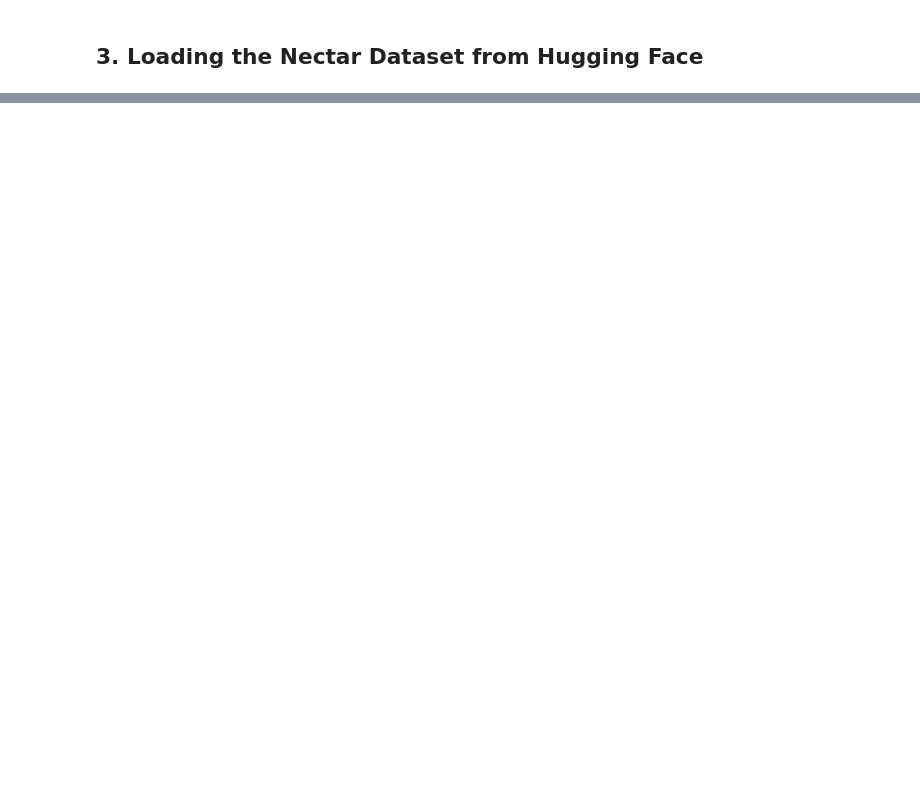
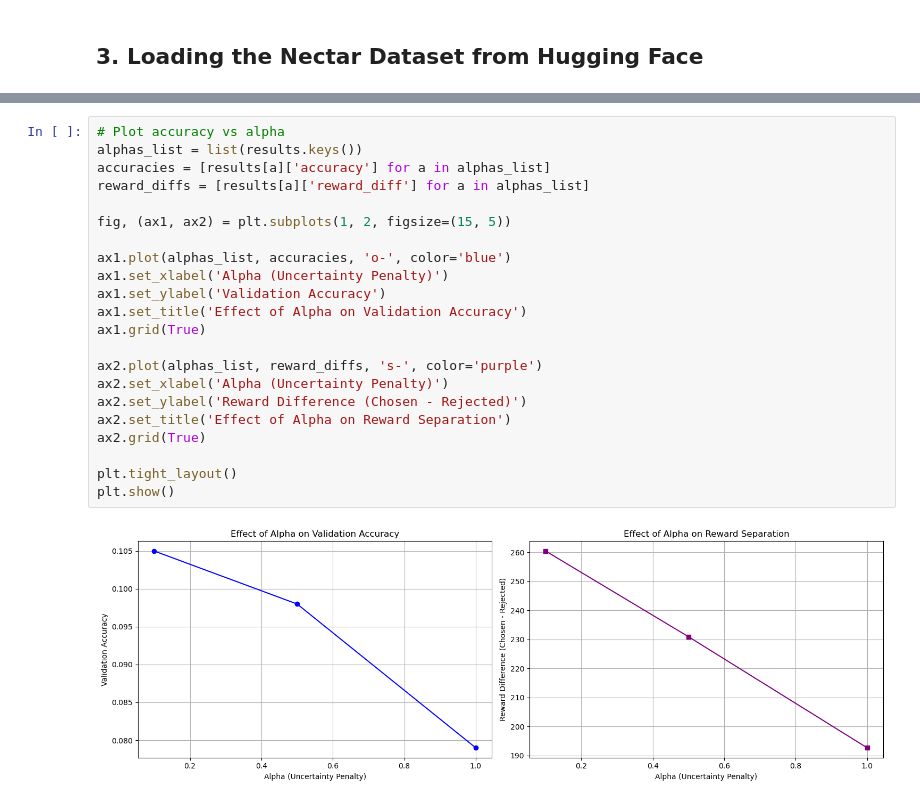
Before and after one commit to tsamtsam/glicko_rlhf, a Jupyter notebook: glicko_rew.ipynb, the cells around one changed output, grey strips where cells are left out. Drawn from its saved outputs; the diff is of its cells as text; blank space fills up the shorter version.

```diff
--- a/glicko_rew.ipynb
+++ b/glicko_rew.ipynb
@@ -376,0 +413,24 @@ print("- scaling_factor controls the penalty for volatility (default=1.0)")
+# %%
+# Plot accuracy vs alpha
+alphas_list = list(results.keys())
+accuracies = [results[a]['accuracy'] for a in alphas_list]
+reward_diffs = [results[a]['reward_diff'] for a in alphas_list]
+
+fig, (ax1, ax2) = plt.subplots(1, 2, figsize=(15, 5))
+
+ax1.plot(alphas_list, accuracies, 'o-', color='blue')
+ax1.set_xlabel('Alpha (Uncertainty Penalty)')
+ax1.set_ylabel('Validation Accuracy')
+ax1.set_title('Effect of Alpha on Validation Accuracy')
+ax1.grid(True)
+
+ax2.plot(alphas_list, reward_diffs, 's-', color='purple')
+ax2.set_xlabel('Alpha (Uncertainty Penalty)')
+ax2.set_ylabel('Reward Difference (Chosen - Rejected)')
+ax2.set_title('Effect of Alpha on Reward Separation')
+ax2.grid(True)
+
+plt.tight_layout()
+plt.show()
+# %% [output]
+[figure, added]
```
Also changed, not shown: parts of 28 cells of this notebook.
